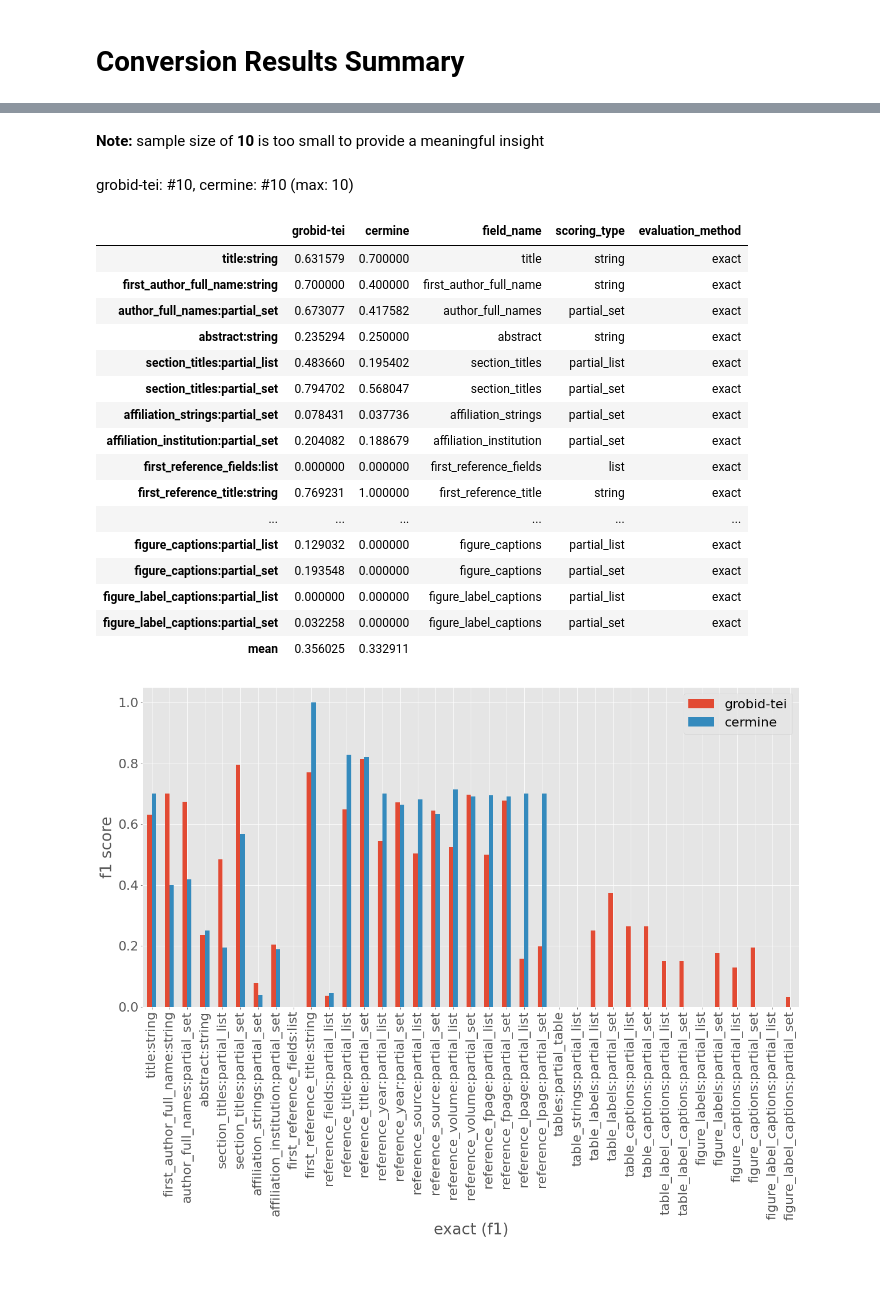
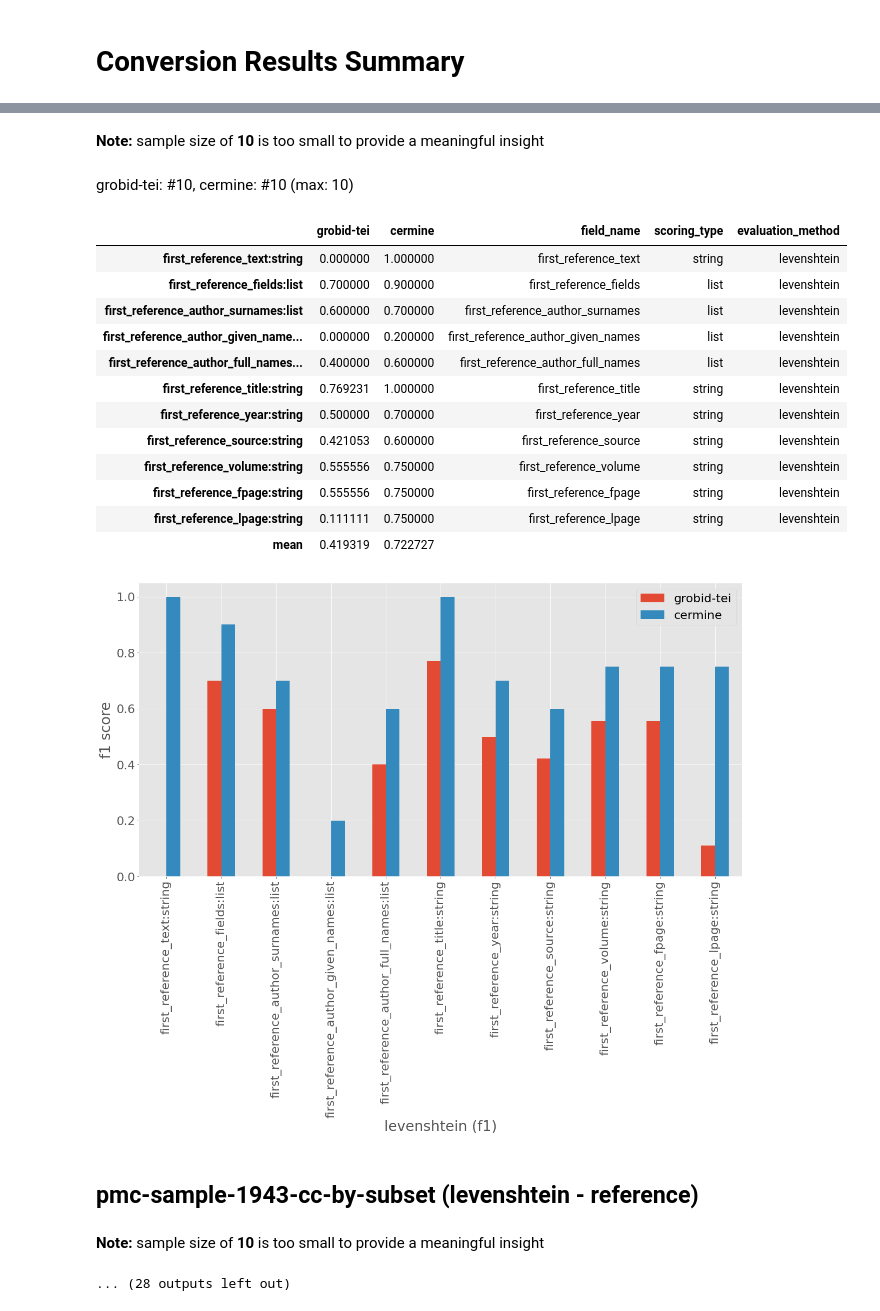
Before and after one commit to elifesciences/sciencebeam-judge, a Jupyter notebook: notebooks/conversion-results-summary.ipynb, the cells around one changed output, grey strips where cells are left out. Saved outputs shown, nothing was run; the diff lists cells and outputs as text; code cells hidden in the pictures; blank space fills up the shorter version.

```diff
--- a/notebooks/conversion-results-summary.ipynb
+++ b/notebooks/conversion-results-summary.ipynb
@@ -79,7 +97,7 @@ def parse_list_dict(s):
 
 
 tool_names = parse_list(tool_names)
-field_names = parse_list(field_names)
+# field_names = parse_list(field_names)
 evaluation_methods = parse_list(evaluation_methods)
 
 try:
@@ -299,16 +317,17 @@ all_field_summaries_label_and_df = [
 
 for evaluation_method in evaluation_methods:
     for prefix in distinct_dataset_names:
-        printmd('## %s (%s)' % (prefix, evaluation_method))
-        show_field_summaries(
-            [
-                (name, df)
-                for name, df in all_field_summaries_label_and_df
-                if name.startswith(prefix)
-            ],
-            evaluation_method=evaluation_method,
-            score_name='f1',
-            field_names=field_names,
-            table_id='%s-%s-summary' % (prefix, evaluation_method)
-        )
+        for field_set_name, field_names in field_set_field_names:
+            printmd('## %s (%s - %s)' % (prefix, evaluation_method, field_set_name))
+            show_field_summaries(
+                [
+                    (name, df)
+                    for name, df in all_field_summaries_label_and_df
+                    if name.startswith(prefix)
+                ],
+                evaluation_method=evaluation_method,
+                score_name='f1',
+                field_names=field_names,
+                table_id='%s-%s-summary' % (prefix, evaluation_method)
+            )
 # %% [output]
@@ -337,20 +349,19 @@ pmc-sample-1943-cc-by-subset (exact)
 Note: sample size of 10 is too small to provide a meaningful insight
 grobid-tei: #10, cermine: #10 (max: 10)
 |  | grobid-tei | cermine | field_name | scoring_type | evaluation_method |
-| title:string | 0.631579 | 0.700000 | title | string | exact |
-| first_author_full_name:string | 0.700000 | 0.400000 | first_author_full_name | string | exact |
-| author_full_names:partial_set | 0.673077 | 0.417582 | author_full_names | partial_set | exact |
-| abstract:string | 0.235294 | 0.250000 | abstract | string | exact |
-| section_titles:partial_list | 0.483660 | 0.195402 | section_titles | partial_list | exact |
-| section_titles:partial_set | 0.794702 | 0.568047 | section_titles | partial_set | exact |
-| affiliation_strings:partial_set | 0.078431 | 0.037736 | affiliation_strings | partial_set | exact |
-| affiliation_institution:partial_set | 0.204082 | 0.188679 | affiliation_institution | partial_set | exact |
-| first_reference_fields:list | 0.000000 | 0.000000 | first_reference_fields | list | exact |
-| first_reference_title:string | 0.769231 | 1.000000 | first_reference_title | string | exact |
-| ... | ... | ... | ... | ... | ... |
-| figure_captions:partial_list | 0.129032 | 0.000000 | figure_captions | partial_list | exact |
-| figure_captions:partial_set | 0.193548 | 0.000000 | figure_captions | partial_set | exact |
-| figure_label_captions:partial_list | 0.000000 | 0.000000 | figure_label_captions | partial_list | exact |
-| figure_label_captions:partial_set | 0.032258 | 0.000000 | figure_label_captions | partial_set | exact |
-| mean | 0.356025 | 0.332911 |  |  |  |
+| first_reference_text:string | 0.000000 | 1.000000 | first_reference_text | string | levenshtein |
+| first_reference_fields:list | 0.700000 | 0.900000 | first_reference_fields | list | levenshtein |
+| first_reference_author_surnames:list | 0.600000 | 0.700000 | first_reference_author_surnames | list | levenshtein |
+| first_reference_author_given_name... | 0.000000 | 0.200000 | first_reference_author_given_names | list | levenshtein |
+| first_reference_author_full_names... | 0.400000 | 0.600000 | first_reference_author_full_names | list | levenshtein |
+| first_reference_title:string | 0.769231 | 1.000000 | first_reference_title | string | levenshtein |
+| first_reference_year:string | 0.500000 | 0.700000 | first_reference_year | string | levenshtein |
+| first_reference_source:string | 0.421053 | 0.600000 | first_reference_source | string | levenshtein |
+| first_reference_volume:string | 0.555556 | 0.750000 | first_reference_volume | string | levenshtein |
+| first_reference_fpage:string | 0.555556 | 0.750000 | first_reference_fpage | string | levenshtein |
+| first_reference_lpage:string | 0.111111 | 0.750000 | first_reference_lpage | string | levenshtein |
+| mean | 0.419319 | 0.722727 |  |  |  |
-[figure, old version]
+[figure, new version]
+pmc-sample-1943-cc-by-subset (levenshtein - reference)
+Note: sample size of 10 is too small to provide a meaningful insight
+... (28 outputs left out)
```
Also changed, not shown: parts of 4 cells of this notebook, 17 other files.
